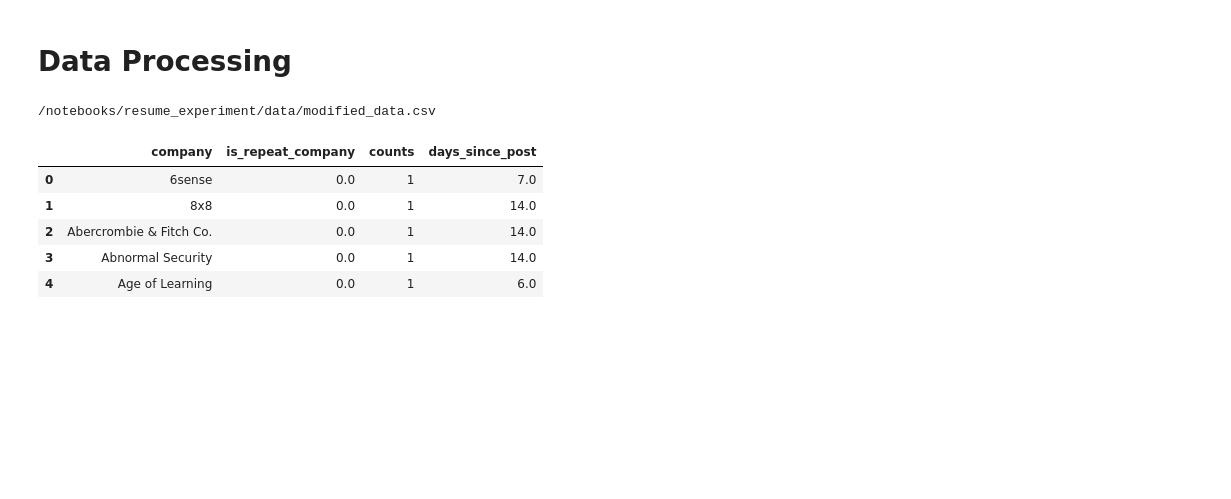
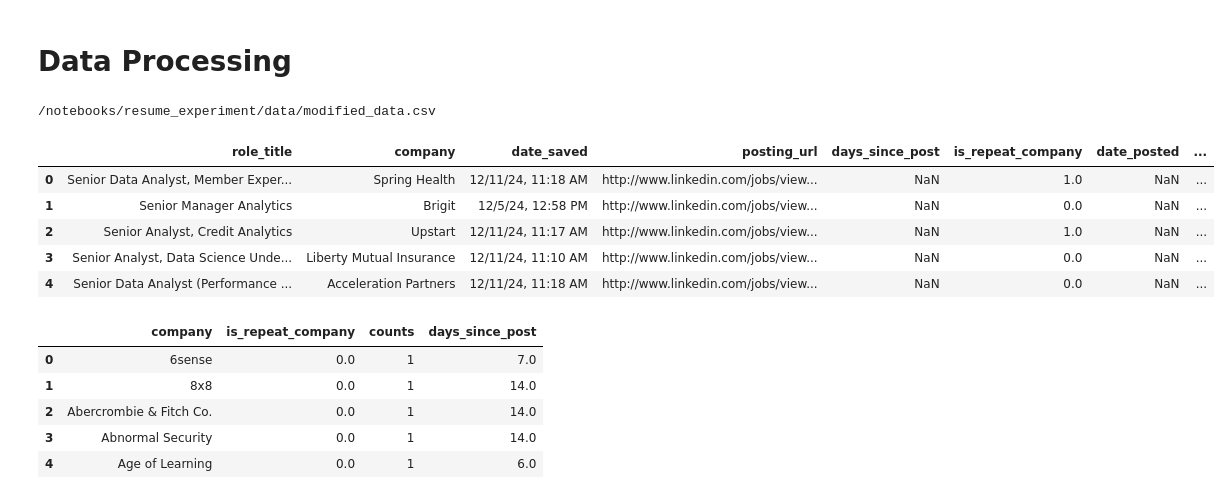
Before and after one commit to jeffreysanglin/resume_experiment, a Jupyter notebook: DataProcessing.ipynb, the cells around one changed output. Cells and saved outputs as stored; diff of their text form; code cells hidden in the pictures; blank space fills up the shorter version.

```diff
--- a/DataProcessing.ipynb
+++ b/DataProcessing.ipynb
@@ -85,18 +94,30 @@ def procData(fname):
 # %%
 # Read in our job postings data from "modified_data.csv"
 #raw_df = pd.read_csv(data_file, low_memory=False)
 #raw_df = raw_df.dropna(axis=0,subset="role_title")
 #raw_df = raw_df.loc[raw_df.loc[:,'DELETE Row'] != True]
 #
 ## Base the assignment on whether a repeat company and the type of role (data scientist, analyst, or manager/lead).
 #raw_df['sorting_hat_col'] = raw_df['is_repeat_company'].astype('str')+"_"+raw_df['role_cat']
 #raw_df = raw_df.drop(["Applied Jobs Check", "DELETE Row", "Check Unique Job/Co"], axis=1)
 #
 #display(raw_df.sample(5))
 #display(raw_df.loc[raw_df.loc[:,"sorting_hat_col"].isnull()].head(10))
 
 raw_df = procData(dataf)
 raw_df2 = procData(dataf2)
+raw_df3 = procData(dataf3)
+raw_df4 = procData(dataf4)
+raw_df5 = procData(dataf5)
+raw_df6 = procData(dataf6)
+display(raw_df6.head())
+# %% [output]
+|  | role_title | company | date_saved | posting_url | days_since_post | is_repeat_company | date_posted | ... |
+| 0 | Senior Data Analyst, Member Exper... | Spring Health | 12/11/24, 11:18 AM | http://www.linkedin.com/jobs/view... | NaN | 1.0 | NaN | ... |
+| 1 | Senior Manager Analytics | Brigit | 12/5/24, 12:58 PM | http://www.linkedin.com/jobs/view... | NaN | 0.0 | NaN | ... |
+| 2 | Senior Analyst, Credit Analytics | Upstart | 12/11/24, 11:17 AM | http://www.linkedin.com/jobs/view... | NaN | 1.0 | NaN | ... |
+| 3 | Senior Analyst, Data Science Unde... | Liberty Mutual Insurance | 12/11/24, 11:10 AM | http://www.linkedin.com/jobs/view... | NaN | 0.0 | NaN | ... |
+| 4 | Senior Data Analyst (Performance ... | Acceleration Partners | 12/11/24, 11:18 AM | http://www.linkedin.com/jobs/view... | NaN | 0.0 | NaN | ... |
 # %%
 #build a list of the companies that are in our dataset. include new vs. repeat as a dimension
 companies = raw_df.copy().filter(['company','is_repeat_company','days_since_post'])
```
Also changed, not shown: parts of 6 cells of this notebook, 1 other file.
